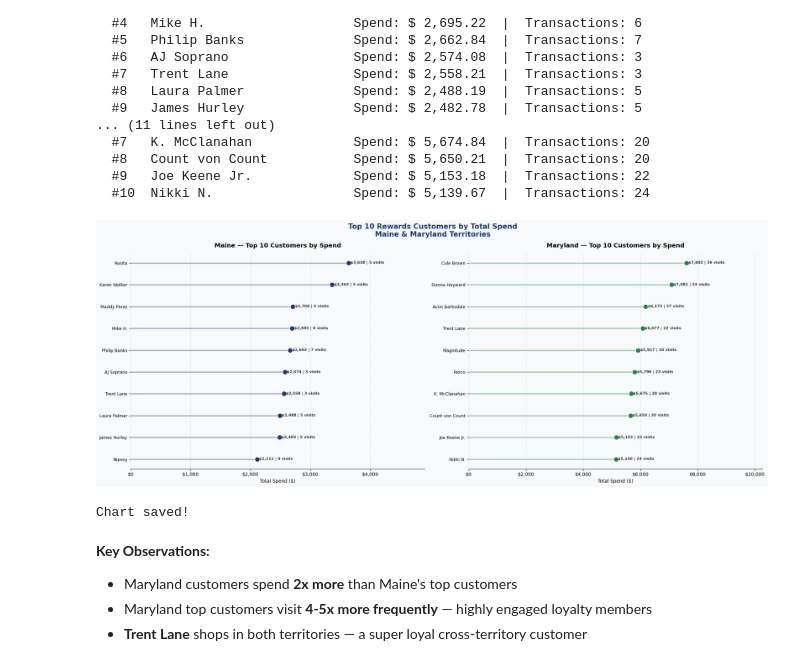
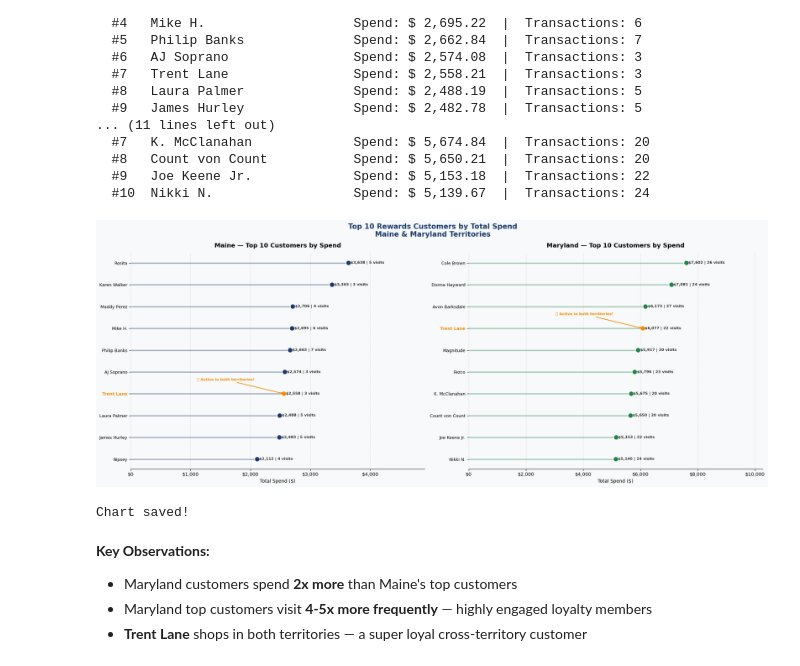
Before and after one commit to mouatakidmohamed/Capstone_2, a Jupyter notebook: mouatakid_sales_analysis.ipynb, the cells around one changed output. Drawn from its saved outputs; the diff is of its cells as text; code cells hidden in the pictures.

```diff
--- a/mouatakid_sales_analysis.ipynb
+++ b/mouatakid_sales_analysis.ipynb
@@ -426,44 +426,65 @@ for col, state in enumerate(my_states):
     axes[col].hlines(y=y, xmin=0, xmax=df['Total_Spend'],
                       color=color, alpha=0.4, linewidth=2.5)
 
-    # Draw the circles (lollipop heads)
+    # Draw the circles — highlight Trent Lane in orange
+    dot_colors = ['#F18F01' if name == 'Trent Lane'
+                  else color for name in df['name']]
     axes[col].scatter(df['Total_Spend'], y,
-                       color=color, s=120, zorder=3,
+                       color=dot_colors, s=120, zorder=3,
                        edgecolors='white', linewidth=1.5)
 
     # Customer name labels on y axis
     axes[col].set_yticks(y)
     axes[col].set_yticklabels(df['name'], fontsize=9)
+
+    # Bold Trent Lane on y axis
+    for label, name in zip(axes[col].get_yticklabels(), df['name']):
+        if name == 'Trent Lane':
+            label.set_fontweight('bold')
+            label.set_color('#F18F01')
 
     # Value labels next to each dot
     for i, (val, txn) in enumerate(zip(df['Total_Spend'],
                                         df['Num_Transactions'])):
         axes[col].text(val + df['Total_Spend'].max() * 0.01, i,
                        f'${val:,.0f} | {txn} visits',
                        va='center', fontsize=8,
                        color='#333333', fontweight='bold')
+
+    # Annotation for Trent Lane
+    trent_idx = df[df['name'] == 'Trent Lane'].index
+    if len(trent_idx) > 0:
+        trent_i = trent_idx[0]
+        trent_val = df.loc[trent_i, 'Total_Spend']
+        axes[col].annotate(
+            '⭐ Active in both territories!',
+            xy=(trent_val, trent_i),
+            xytext=(trent_val - df['Total_Spend'].max() * 0.4, trent_i + 0.6),
+            fontsize=8, color='#F18F01', fontweight='bold',
+            arrowprops=dict(arrowstyle='->', color='#F18F01', lw=1.5)
+        )
 
     axes[col].set_facecolor('#F8F9FA')
     axes[col].set_title(f'{state} — Top 10 Customers by Spend',
                          fontsize=13, fontweight='bold', pad=12)
     axes[col].set_xlabel('Total Spend ($)', fontsize=10)
     axes[col].xaxis.set_major_formatter(
         mticker.FuncFormatter(lambda v, _: f'${v:,.0f}'))
     axes[col].spines['top'].set_visible(False)
     axes[col].spines['right'].set_visible(False)
     axes[col].spines['left'].set_visible(False)
     axes[col].grid(axis='x', linestyle='--', alpha=0.4)
     axes[col].set_xlim(0, df['Total_Spend'].max() * 1.35)
 
 plt.suptitle('Top 10 Rewards Customers by Total Spend\nMaine & Maryland Territories',
              fontsize=15, fontweight='bold', color='#1B3A6B')
 plt.tight_layout()
 plt.savefig('chart4_top_customers.png', bbox_inches='tight',
             dpi=150, facecolor='#F8F9FA')
 plt.show()
 print("Chart saved!")
 # %% [output]
-[figure, old version]
+[figure, new version]
 Chart saved!
 # %% [markdown]
 **Key Observations:**
```
Also changed, not shown: parts of 4 cells of this notebook, 1 other file.
